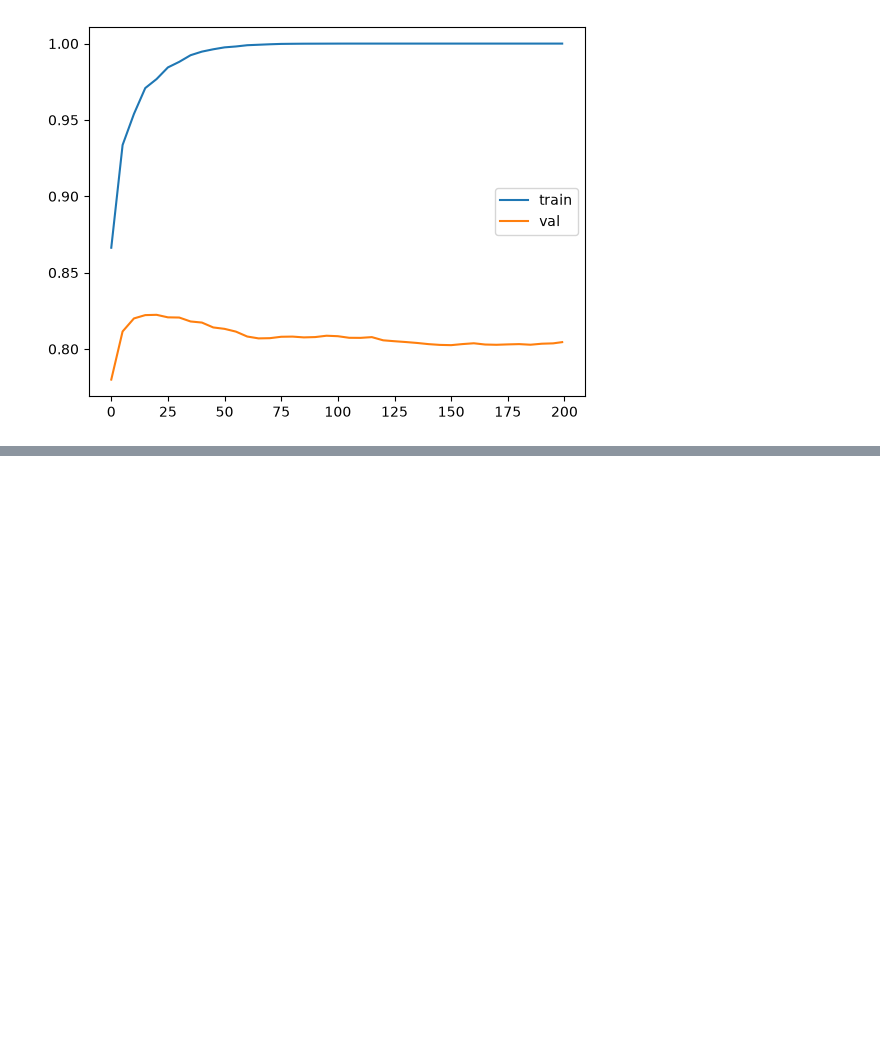
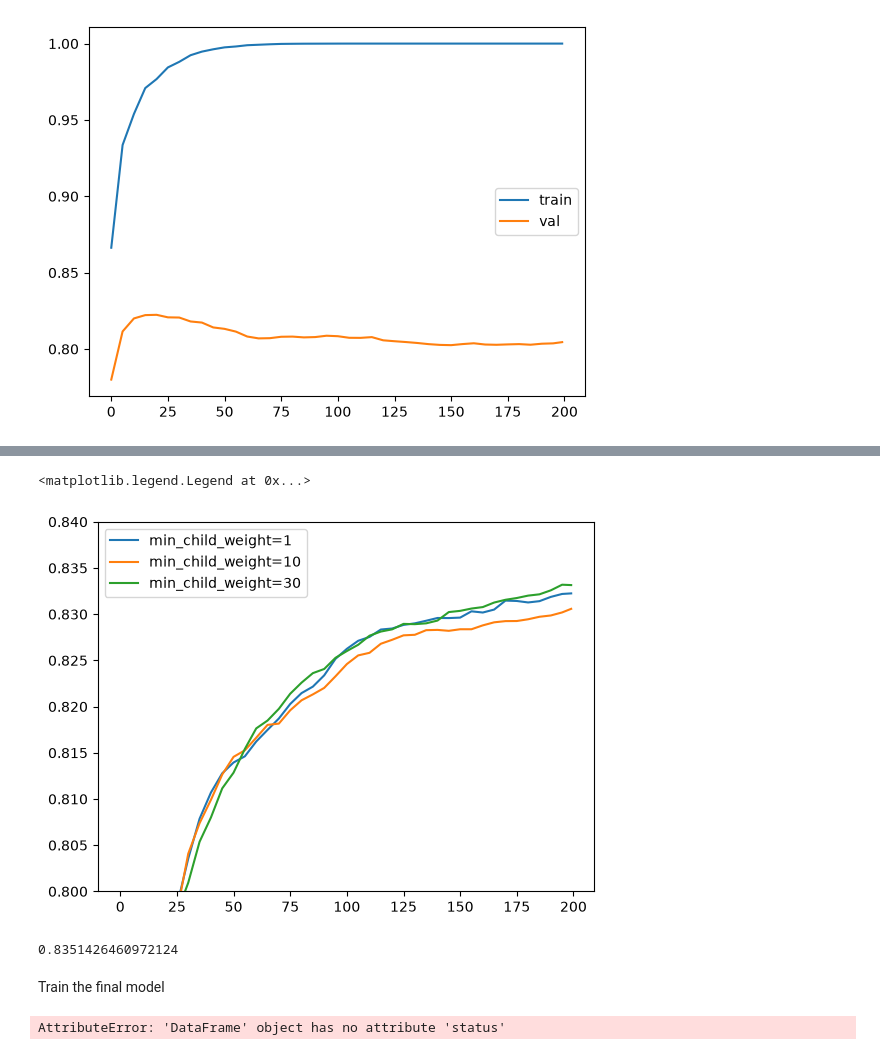
Before and after one commit to brbaimon/ml-zoomcamp, a Jupyter notebook: credit_risk.ipynb, the cells around one changed output, grey strips where cells are left out. Saved outputs shown, nothing was run; the diff lists cells and outputs as text; code cells hidden in the pictures; blank space fills up the shorter version.

```diff
--- a/credit_risk.ipynb
+++ b/credit_risk.ipynb
@@ -444,0 +493,12 @@ plt.legend()
+# %%
+key = 'min_child_weight=%s' % (xgb_params['min_child_weight'])
+scores[key] = parse_xgb_output(output)
+# %%
+for key, df_score in scores.items():
+    plt.plot(df_score.num_iter, df_score.val_auc, label=key)
+
+plt.ylim(0.8, 0.84)
+plt.legend()
+# %% [output]
+<matplotlib.legend.Legend at 0x...>
+[figure, added]
@@ -444,0 +521,14 @@ plt.legend()
+# %%
+y_pred = model.predict(dval)
+roc_auc_score(y_val, y_pred)
+# %% [output]
+0.8351426460972124
+# %% [markdown]
+Train the final model
+# %%
+df_full_train = df_full_train.reset_index(drop=True)
+
+y_full_train = (df_full_train.status == 'default').astype(int).values
+del df_full_train['status']
+# %% [output]
+AttributeError: 'DataFrame' object has no attribute 'status'
```
Also changed, not shown: parts of 11 cells of this notebook.
